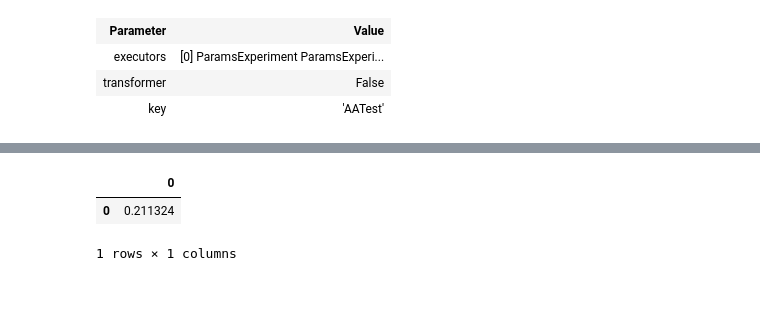
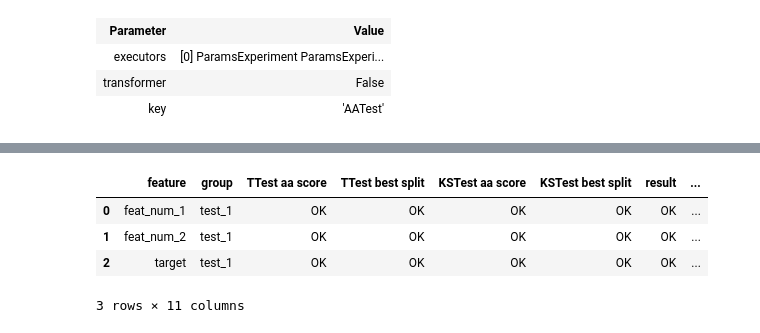
Before and after one commit to sb-ai-lab/HypEx, a Jupyter notebook: perfomance_test_dry_aa.ipynb, the cells around one changed output, grey strips where cells are left out. Drawn from its saved outputs; the diff is of its cells as text; code cells hidden in the pictures; blank space fills up the shorter version.

```diff
--- a/perfomance_test_dry_aa.ipynb
+++ b/perfomance_test_dry_aa.ipynb
@@ -56,9 +188,7 @@ dataset = Dataset(
 # %%
-_exp = AATest(n_iterations=10, dry_test=True)
-exp = _exp.experiment
-# for executor in exp.executors:
-#     print(executor)
-exp
+exp = AATest(n_iterations=10, dry_test=True)
+exс = exp.experiment
+exс
 # %% [output]
 Experiment
 | Parameter | Value |
@@ -111,6 +203,8 @@ exp_data.analysis_tables
-# %%
-exp_data.analysis_tables['AADryTestAnalyzer┴┴AATest'].loc['feat_num_2', 'statistic']
-# %% [output]
-|  | 0 |
-| 0 | 0.211324 |
-1 rows × 1 columns
+# %%
+result.resume
+# %% [output]
+|  | feature | group | TTest aa score | TTest best split | KSTest aa score | KSTest best split | result | ... |
+| 0 | feat_num_1 | test_1 | OK | OK | OK | OK | OK | ... |
+| 1 | feat_num_2 | test_1 | OK | OK | OK | OK | OK | ... |
+| 2 | target | test_1 | OK | OK | OK | OK | OK | ... |
+3 rows × 11 columns
```
Also changed, not shown: parts of 15 cells of this notebook.
